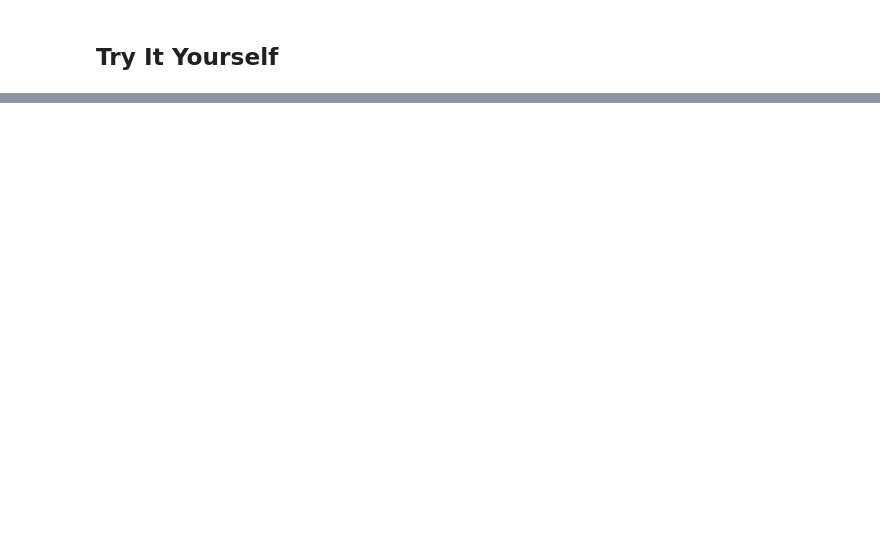
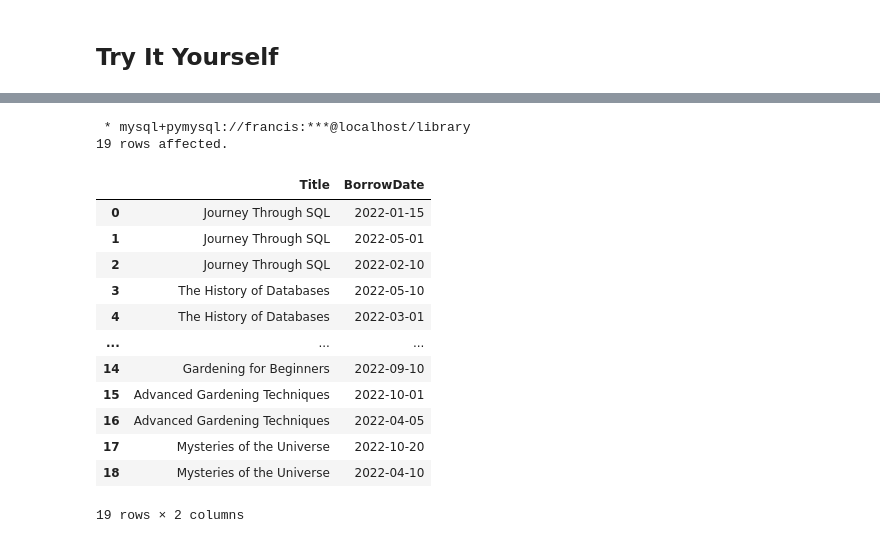
Before and after one commit to Ckodrad/CM3010-Database-Labs, a Jupyter notebook: Labs/SQL: Try It Yourself.ipynb, the cells around one changed output, grey strips where cells are left out. Cells and saved outputs as stored; diff of their text form; code cells hidden in the pictures; blank space fills up the shorter version.

```diff
--- a/Labs/SQL: Try It Yourself.ipynb
+++ b/Labs/SQL: Try It Yourself.ipynb
@@ -82,0 +98,24 @@ FROM Books;
+# %%
+
+%%sql
+# Writing a query to list titles of books that were borrowed in the year 2022
+SELECT b.Title, br.BorrowDate
+FROM Books b
+INNER JOIN Borrow br ON b.BookID = br.BookID
+WHERE YEAR(br.BorrowDate) = 2022
+# %% [output]
+ * mysql+pymysql://francis:***@localhost/library
+19 rows affected.
+|  | Title | BorrowDate |
+| 0 | Journey Through SQL | 2022-01-15 |
+| 1 | Journey Through SQL | 2022-05-01 |
+| 2 | Journey Through SQL | 2022-02-10 |
+| 3 | The History of Databases | 2022-05-10 |
+| 4 | The History of Databases | 2022-03-01 |
+| ... | ... | ... |
+| 14 | Gardening for Beginners | 2022-09-10 |
+| 15 | Advanced Gardening Techniques | 2022-10-01 |
+| 16 | Advanced Gardening Techniques | 2022-04-05 |
+| 17 | Mysteries of the Universe | 2022-10-20 |
+| 18 | Mysteries of the Universe | 2022-04-10 |
+19 rows × 2 columns
```
Also changed, not shown: parts of 5 cells of this notebook.
